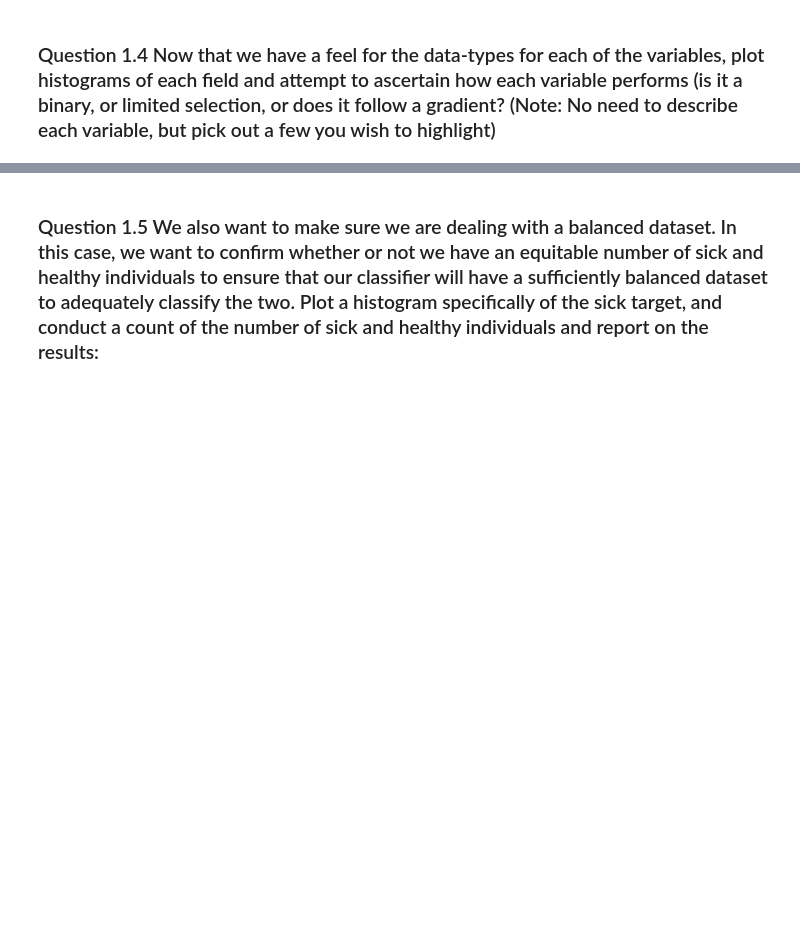
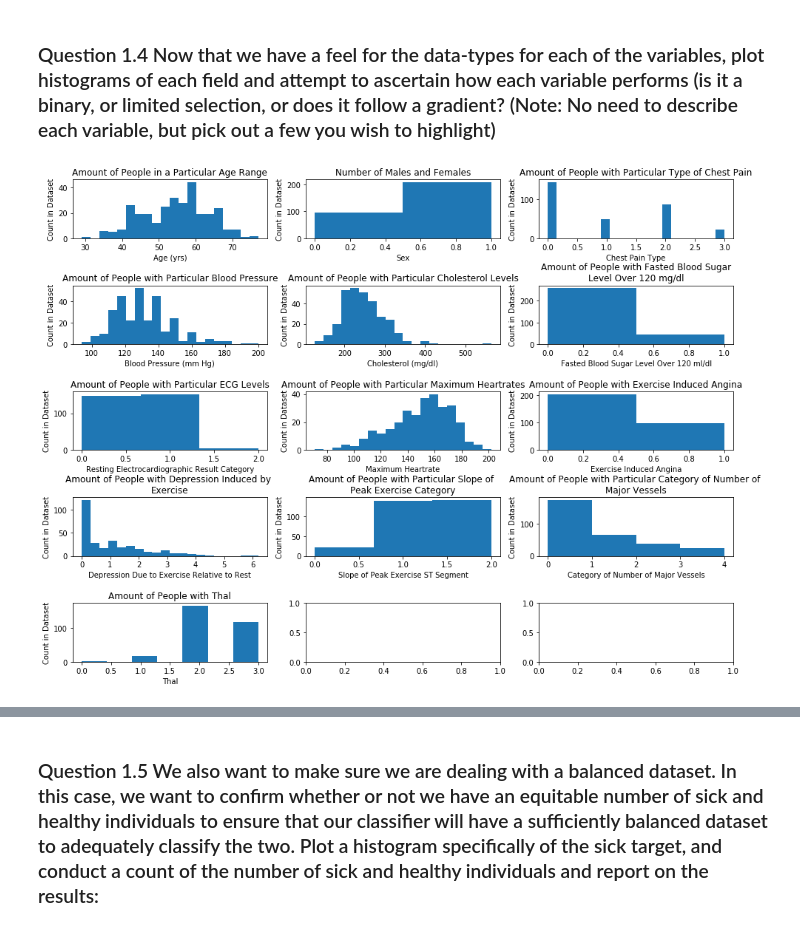
Before and after one commit to raymondlin1/CS188-Data-Science, a Jupyter notebook: Project_2/cs188_project2-Blank.ipynb, the cells around one changed output, grey strips where cells are left out. Cells and saved outputs as stored; diff of their text form; code cells hidden in the pictures; blank space fills up the shorter version.

```diff
--- a/Project_2/cs188_project2-Blank.ipynb
+++ b/Project_2/cs188_project2-Blank.ipynb
@@ -156,2 +174,5 @@ dtype: object
 # %% [markdown]
 ### Question 1.3  Before we begin our analysis we need to fix the field(s) that will be problematic. Specifically convert our boolean sick variable into a binary numeric target variable (values of either '0' or '1'), and then drop the original sick datafield from the dataframe.
+# %%
+data.sick = data.sick.astype(int)
+data
@@ -158,2 +193,76 @@ dtype: object
 # %% [markdown]
 ### Question 1.4 Now that we have a feel for the data-types for each of the variables, plot histograms of each field and attempt to ascertain how each variable performs (is it a binary, or limited selection, or does it follow a gradient? (Note: No need to describe each variable, but pick out a few you wish to highlight)
+# %%
+f, a = plt.subplots(5, 3)
+
+a[0,0].hist(data["age"], bins=20)
+a[0,0].set_xlabel("Age (yrs)")
+a[0,0].set_ylabel("Count in Dataset")
+a[0,0].set_title("Amount of People in a Particular Age Range")
+
+a[0,1].hist(data["sex"], bins=2)
+a[0,1].set_xlabel("Sex")
+a[0,1].set_ylabel("Count in Dataset")
+a[0,1].set_title("Number of Males and Females")
+
+a[0, 2].hist(data["cp"], bins=20)
+a[0, 2].set_xlabel("Chest Pain Type")
+a[0, 2].set_ylabel("Count in Dataset")
+a[0, 2].set_title("Amount of People with Particular Type of Chest Pain")
+
+a[1, 0].hist(data["trestbps"], bins=20)
+a[1, 0].set_xlabel("Blood Pressure (mm Hg)")
+a[1, 0].set_ylabel("Count in Dataset")
+a[1, 0].set_title("Amount of People with Particular Blood Pressure")
+
+a[1, 1].hist(data["chol"], bins=20)
+a[1, 1].set_xlabel("Cholesterol (mg/dl)")
+a[1, 1].set_ylabel("Count in Dataset")
+a[1, 1].set_title("Amount of People with Particular Cholesterol Levels")
+
+a[1, 2].hist(data["fbs"], bins=2)
+a[1, 2].set_xlabel("Fasted Blood Sugar Level Over 120 ml/dl")
+a[1, 2].set_ylabel("Count in Dataset")
+a[1, 2].set_title("Amount of People with Fasted Blood Sugar\nLevel Over 120 mg/dl")
+
+a[2, 0].hist(data["restecg"], bins=3)
+a[2, 0].set_xlabel("Resting Electrocardiographic Result Category")
+a[2, 0].set_ylabel("Count in Dataset")
+a[2, 0].set_title("Amount of People with Particular ECG Levels")
+
+a[2, 1].hist(data["thalach"], bins=20)
+a[2, 1].set_xlabel("Maximum Heartrate")
+a[2, 1].set_ylabel("Count in Dataset")
+a[2, 1].set_title("Amount of People with Particular Maximum Heartrates")
+
+a[2, 2].hist(data["exang"], bins=2)
+a[2, 2].set_xlabel("Exercise Induced Angina")
+a[2, 2].set_ylabel("Count in Dataset")
+a[2, 2].set_title("Amount of People with Exercise Induced Angina")
+
+a[3, 0].hist(data["oldpeak"], bins=20)
+a[3, 0].set_xlabel("Depression Due to Exercise Relative to Rest")
+a[3, 0].set_ylabel("Count in Dataset")
+a[3, 0].set_title("Amount of People with Depression Induced by \nExercise")
+
+a[3, 1].hist(data["slope"], bins=3)
+a[3, 1].set_xlabel("Slope of Peak Exercise ST Segment")
+a[3, 1].set_ylabel("Count in Dataset")
+a[3, 1].set_title("Amount of People with Particular Slope of \nPeak Exercise Category")
+
+a[3, 2].hist(data["ca"], bins=4)
+a[3, 2].set_xlabel("Category of Number of Major Vessels")
+a[3, 2].set_ylabel("Count in Dataset")
+a[3, 2].set_title("Amount of People with Particular Category of Number of \nMajor Vessels")
+
+a[4, 0].hist(data["thal"], bins=7)
+a[4, 0].set_xlabel("Thal")
+a[4, 0].set_ylabel("Count in Dataset")
+a[4, 0].set_title("Amount of People with Thal")
+
+f.set_figheight(12)
+f.set_figwidth(16)
+plt.subplots_adjust(hspace=0.8)
+plt.show()
+# %% [output]
+[figure, added]
```
Also changed, not shown: parts of 58 cells of this notebook, 32 other files.
